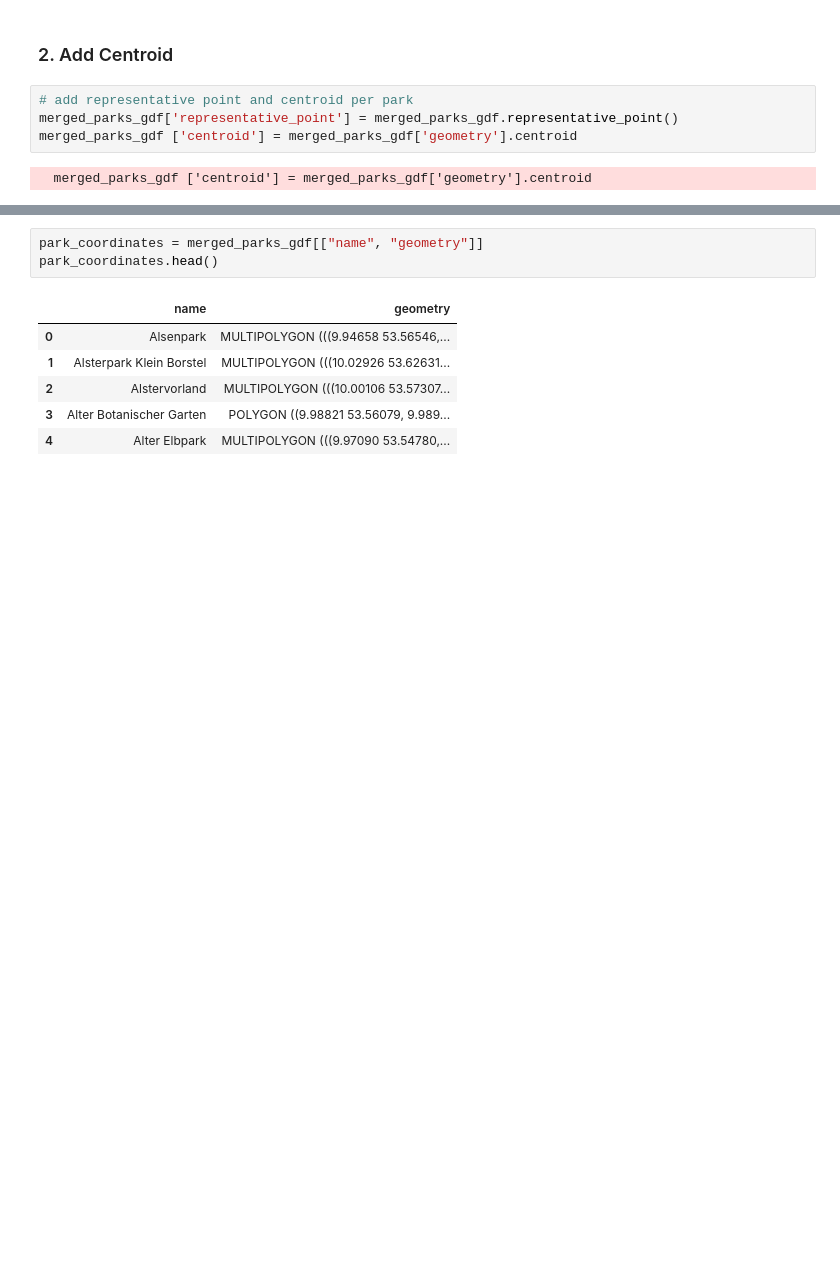
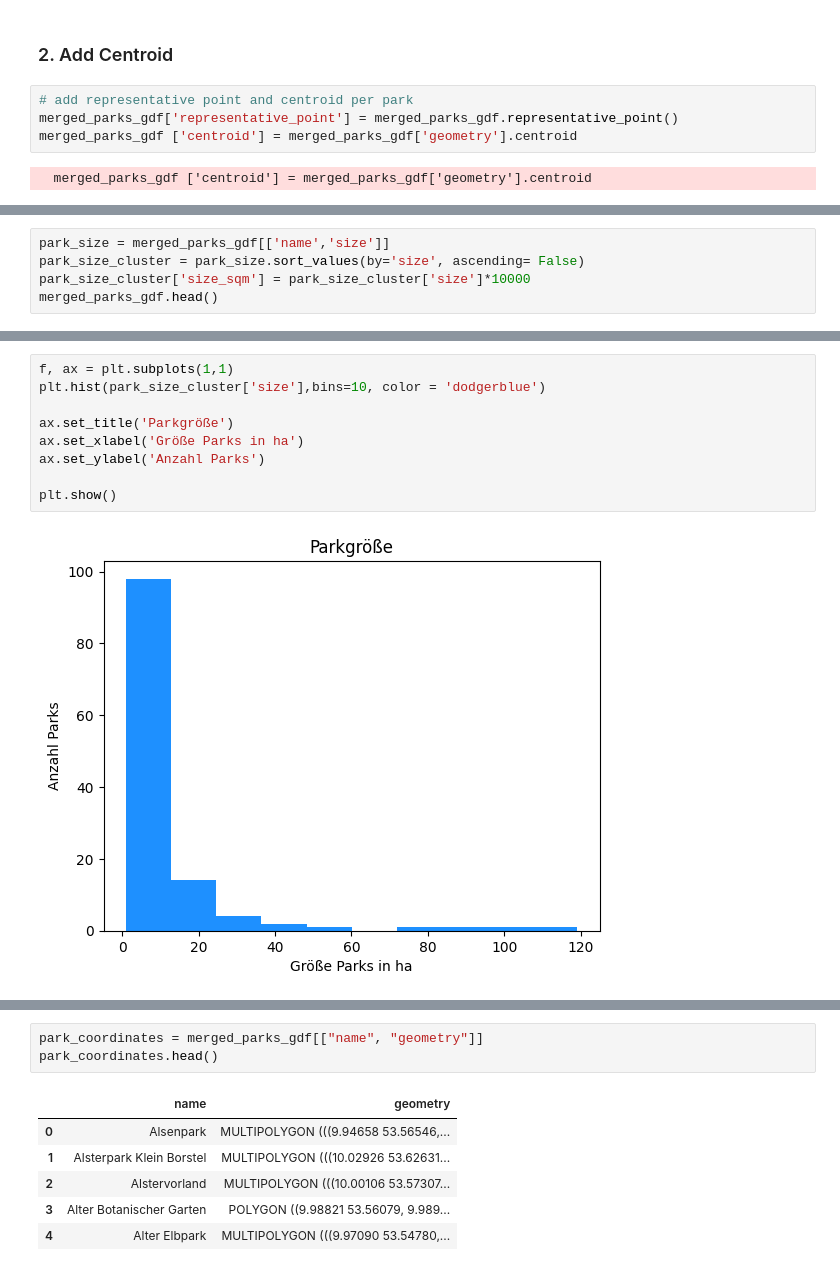
Before and after one commit to NicoLanghans/Master-Thesis, a Jupyter notebook: get_park_data/parks_dataset.ipynb, the cells around one changed output, grey strips where cells are left out. Cells and saved outputs as stored; diff of their text form; blank space fills up the shorter version.

```diff
--- a/get_park_data/parks_dataset.ipynb
+++ b/get_park_data/parks_dataset.ipynb
@@ -83,3 +83,8 @@ merged_parks_gdf.head()
 | 2 | Alstervorland | MULTIPOLYGON (((10.00106 53.57307... | 13.7983 | POINT (10.00115 53.57361) | POINT (10.00090 53.57318) |
 | 3 | Alter Botanischer Garten | POLYGON ((9.98821 53.56079, 9.989... | 7.9442 | POINT (9.98665 53.55934) | POINT (9.98664 53.55931) |
 | 4 | Alter Elbpark | MULTIPOLYGON (((9.97090 53.54780,... | 5.0377 | POINT (9.97118 53.54874) | POINT (9.97132 53.54883) |
+# %%
+park_size = merged_parks_gdf[['name','size']]
+park_size_cluster = park_size.sort_values(by='size', ascending= False)
+park_size_cluster['size_sqm'] = park_size_cluster['size']*10000
+merged_parks_gdf.head()
@@ -85,0 +105,11 @@ merged_parks_gdf.head()
+# %%
+f, ax = plt.subplots(1,1)
+plt.hist(park_size_cluster['size'],bins=10, color = 'dodgerblue')
+
+ax.set_title('Parkgröße')
+ax.set_xlabel('Größe Parks in ha')
+ax.set_ylabel('Anzahl Parks')
+
+plt.show()
+# %% [output]
+[figure, added]
```
Also changed, not shown: parts of 6 cells of this notebook, 1 other file.
